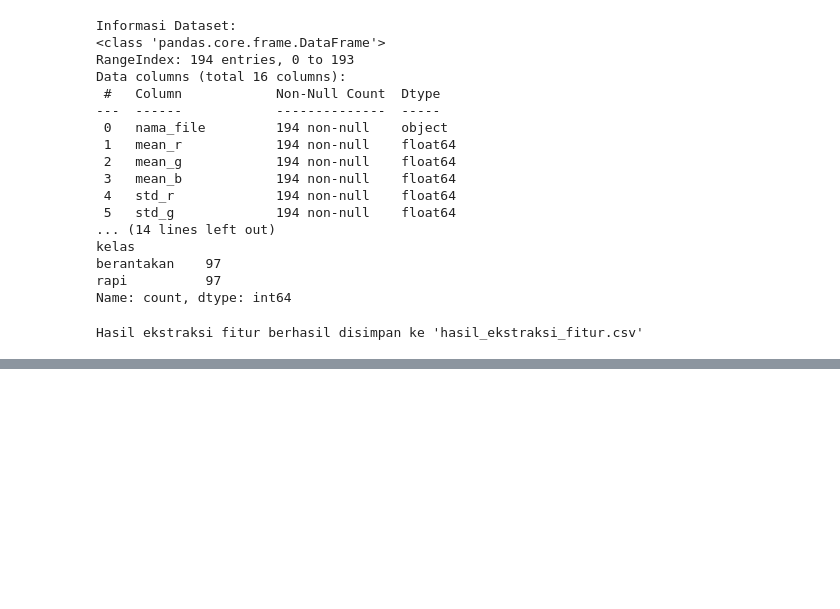
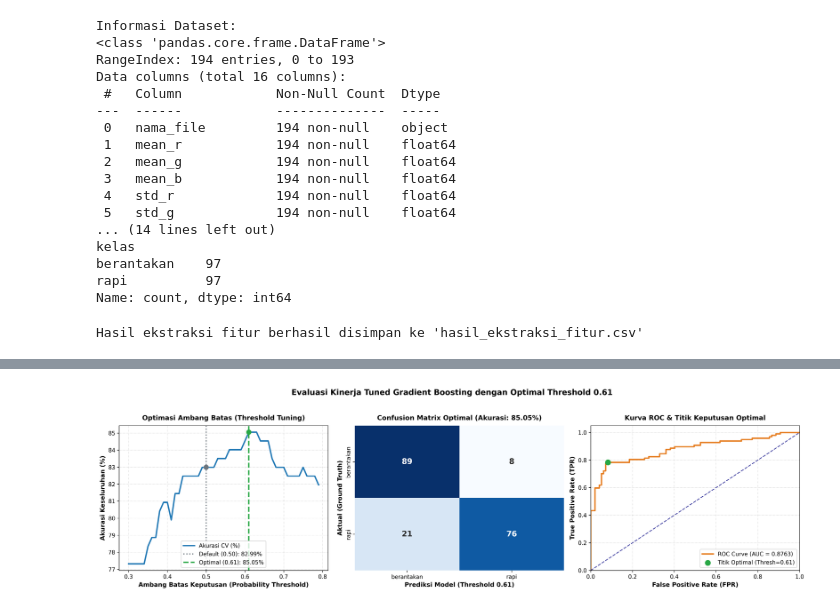
Before and after one commit to itsaalii/image-classification, a Jupyter notebook: main.ipynb, the cells around one changed output, grey strips where cells are left out. Cells and saved outputs as stored; diff of their text form; code cells hidden in the pictures; blank space fills up the shorter version.

Commit message:
model

```diff
--- a/main.ipynb
+++ b/main.ipynb
@@ -169,0 +539,56 @@ Hasil ekstraksi fitur berhasil disimpan ke 'hasil_ekstraksi_fitur.csv'
+# %%
+# =================================================================
+# 4. Visualisasi Evaluasi Mendalam Kinerja Model (Threshold 0.61)
+# =================================================================
+import matplotlib.pyplot as plt
+import seaborn as sns
+from sklearn.metrics import confusion_matrix, roc_curve, auc
+
+cm_optimal = confusion_matrix(y, y_pred_optimal)
+fpr, tpr, roc_thresholds = roc_curve(y, y_cv_proba)
+roc_auc = auc(fpr, tpr)
+
+# Titik optimal pada kurva ROC
+closest_idx = np.argmin(np.abs(roc_thresholds - optimal_threshold))
+opt_fpr, opt_tpr = fpr[closest_idx], tpr[closest_idx]
+
+# Visualisasi 3-panel
+fig, axes = plt.subplots(1, 3, figsize=(18, 5))
+
+# Subplot 1: Kurva Optimasi Threshold
+axes[0].plot(threshold_range, np.array(acc_scores)*100, color='#1f77b4', lw=2.5, label='Akurasi CV (%)')
+axes[0].axvline(0.50, color='#6c757d', linestyle=':', lw=2, label=f'Default (0.50): {acc_def*100:.2f}%')
+axes[0].axvline(optimal_threshold, color='#28a745', linestyle='--', lw=2.5, label=f'Optimal ({optimal_threshold:.2f}): {acc_opt*100:.2f}%')
+axes[0].scatter([0.50, optimal_threshold], [acc_def*100, acc_opt*100], color=['#6c757d', '#28a745'], s=70, zorder=5)
+axes[0].set_xlabel('Ambang Batas Keputusan (Probability Threshold)', fontsize=11, fontweight='bold')
+axes[0].set_ylabel('Akurasi Keseluruhan (%)', fontsize=11, fontweight='bold')
+axes[0].set_title('Optimasi Ambang Batas (Threshold Tuning)', fontsize=12, fontweight='bold', pad=10)
+axes[0].grid(True, linestyle=':', alpha=0.6)
+axes[0].legend(loc='lower center', frameon=True)
+
+# Subplot 2: Confusion Matrix Heatmap pada Threshold 0.61
+sns.heatmap(cm_optimal, annot=True, fmt='d', cmap='Blues', cbar=False, ax=axes[1],
+            xticklabels=['berantakan', 'rapi'], yticklabels=['berantakan', 'rapi'],
+            annot_kws={'size': 14, 'weight': 'bold'})
+axes[1].set_xlabel('Prediksi Model (Threshold 0.61)', fontsize=11, fontweight='bold')
+axes[1].set_ylabel('Aktual (Ground Truth)', fontsize=11, fontweight='bold')
+axes[1].set_title(f'Confusion Matrix Optimal (Akurasi: {acc_opt*100:.2f}%)', fontsize=12, fontweight='bold', pad=10)
+
+# Subplot 3: Kurva ROC & Titik Keputusan Optimal
+axes[2].plot(fpr, tpr, color='#e67e22', lw=2.5, label=f'ROC Curve (AUC = {roc_auc:.4f})')
+axes[2].plot([0, 1], [0, 1], color='navy', lw=1.5, linestyle='--', alpha=0.7)
+axes[2].scatter([opt_fpr], [opt_tpr], color='#28a745', s=90, zorder=5, label=f'Titik Optimal (Thresh={optimal_threshold:.2f})')
+axes[2].set_xlim([0.0, 1.0])
+axes[2].set_ylim([0.0, 1.05])
+axes[2].set_xlabel('False Positive Rate (FPR)', fontsize=11, fontweight='bold')
+axes[2].set_ylabel('True Positive Rate (TPR)', fontsize=11, fontweight='bold')
+axes[2].set_title('Kurva ROC & Titik Keputusan Optimal', fontsize=12, fontweight='bold', pad=10)
+axes[2].legend(loc='lower right', frameon=True)
+axes[2].grid(True, linestyle=':', alpha=0.6)
+
+plt.suptitle('Evaluasi Kinerja Tuned Gradient Boosting dengan Optimal Threshold 0.61', fontsize=14, fontweight='bold', y=1.03)
+plt.tight_layout()
+plt.savefig('evaluasi_model_terbaik.png', dpi=300, bbox_inches='tight')
+plt.show()
+# %% [output]
+[figure, added]
```
Also changed, not shown: parts of 13 cells of this notebook, 13 other files.
